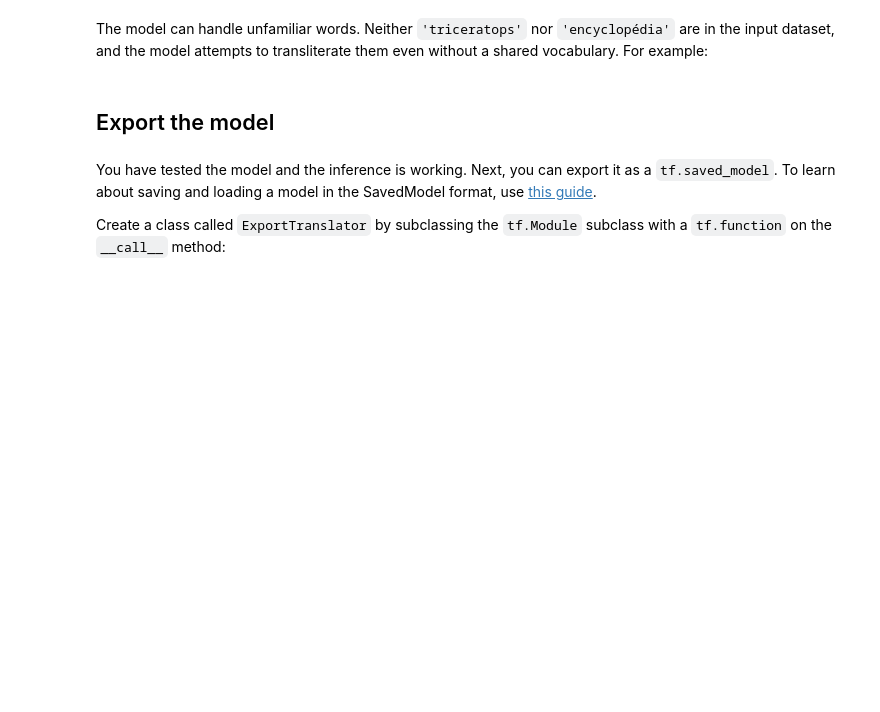
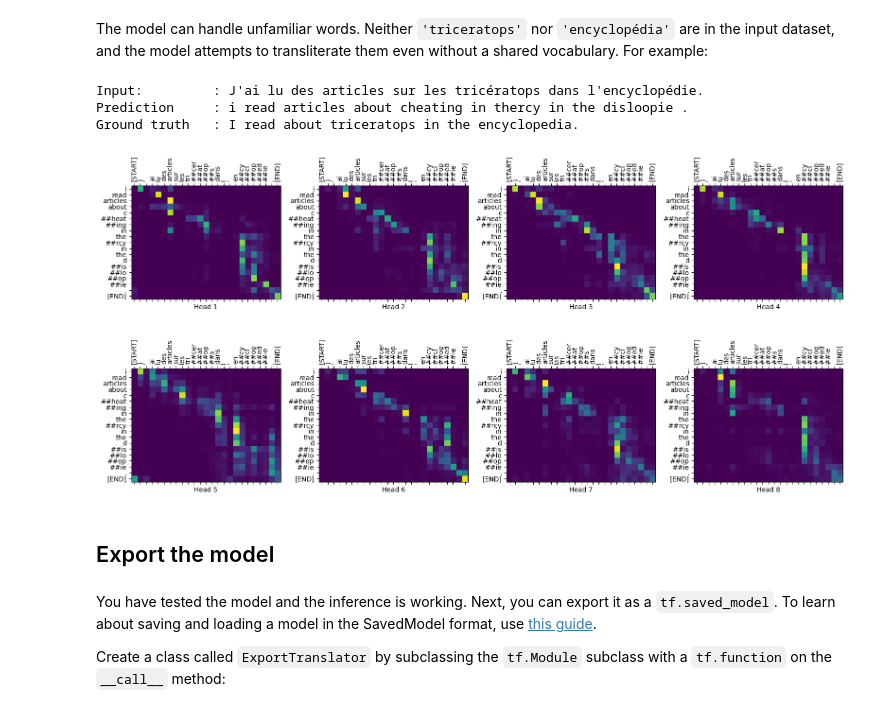
Before and after one commit to charbull/learning_transformer, a Jupyter notebook: transformer.ipynb, the cells around one changed output. Drawn from its saved outputs; the diff is of its cells as text; code cells hidden in the pictures; blank space fills up the shorter version.

```diff
--- a/transformer.ipynb
+++ b/transformer.ipynb
@@ -1556,12 +1583,12 @@ class Translator(tf.Module):
     self.transformer = transformer
 
   def __call__(self, sentence, max_length=MAX_TOKENS):
-    # The input sentence is Portuguese, hence adding the `[START]` and `[END]` tokens.
+    # The input sentence is French, hence adding the `[START]` and `[END]` tokens.
     assert isinstance(sentence, tf.Tensor)
     if len(sentence.shape) == 0:
       sentence = sentence[tf.newaxis]
 
-    sentence = self.tokenizers.pt.tokenize(sentence).to_tensor()
+    sentence = self.tokenizers.fr.tokenize(sentence).to_tensor()
 
     encoder_input = sentence
 
@@ -1650,7 +1689,7 @@ The `Translator` class you created in the previous section returns a dictionary
 
 For example:
 # %%
-sentence = 'este é o primeiro livro que eu fiz.'
+sentence = 'C\'est le premier livre que j\'ai jamais fais.'
 ground_truth = "this is the first book i've ever done."
 
 translated_text, translated_tokens, attention_weights = translator(
@@ -1685,5 +1730,5 @@ These are the input (Portuguese) tokens:
 # %%
 in_tokens = tf.convert_to_tensor([sentence])
-in_tokens = tokenizers.pt.tokenize(in_tokens).to_tensor()
-in_tokens = tokenizers.pt.lookup(in_tokens)[0]
+in_tokens = tokenizers.fr.tokenize(in_tokens).to_tensor()
+in_tokens = tokenizers.fr.lookup(in_tokens)[0]
 in_tokens
@@ -1696,8 +1752,8 @@ plot_attention_head(in_tokens, translated_tokens, attention)
 # %%
 def plot_attention_weights(sentence, translated_tokens, attention_heads):
   in_tokens = tf.convert_to_tensor([sentence])
-  in_tokens = tokenizers.pt.tokenize(in_tokens).to_tensor()
-  in_tokens = tokenizers.pt.lookup(in_tokens)[0]
+  in_tokens = tokenizers.fr.tokenize(in_tokens).to_tensor()
+  in_tokens = tokenizers.fr.lookup(in_tokens)[0]
 
   fig = plt.figure(figsize=(16, 8))
 
@@ -1717,14 +1775,19 @@ plot_attention_weights(sentence,
 # %% [markdown]
 The model can handle unfamiliar words. Neither `'triceratops'` nor `'encyclopédia'` are in the input dataset, and the model attempts to transliterate them even without a shared vocabulary. For example:
 # %%
-sentence = 'Eu li sobre triceratops na enciclopédia.'
+sentence = 'J\'ai lu des articles sur les tricératops dans l\'encyclopédie.'
 ground_truth = 'I read about triceratops in the encyclopedia.'
 
 translated_text, translated_tokens, attention_weights = translator(
     tf.constant(sentence))
 print_translation(sentence, translated_text, ground_truth)
 
 plot_attention_weights(sentence, translated_tokens, attention_weights[0])
+# %% [output]
+Input:         : J'ai lu des articles sur les tricératops dans l'encyclopédie.
+Prediction     : i read articles about cheating in thercy in the disloopie .
+Ground truth   : I read about triceratops in the encyclopedia.
+[figure, added]
 # %% [markdown]
 ## Export the model
 # %% [markdown]
```
Also changed, not shown: parts of 25 cells of this notebook.
